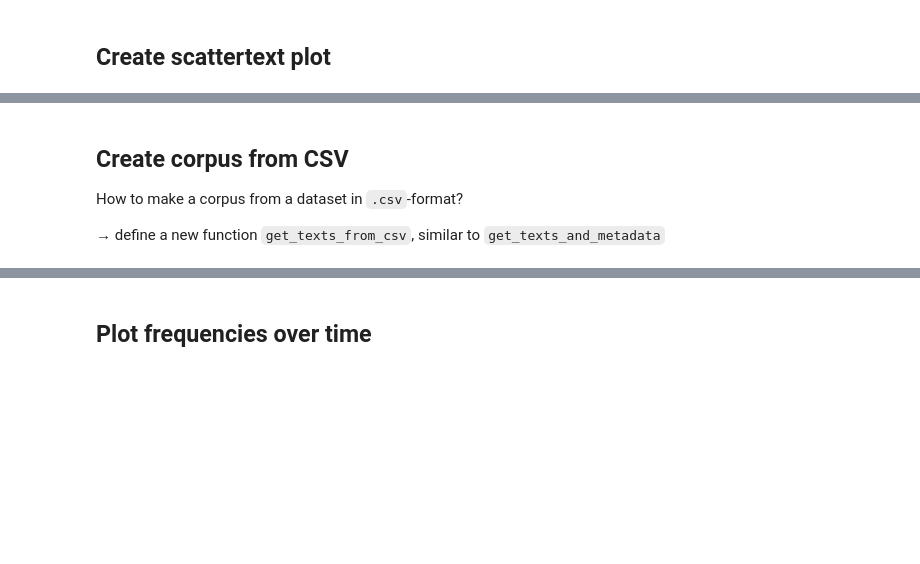
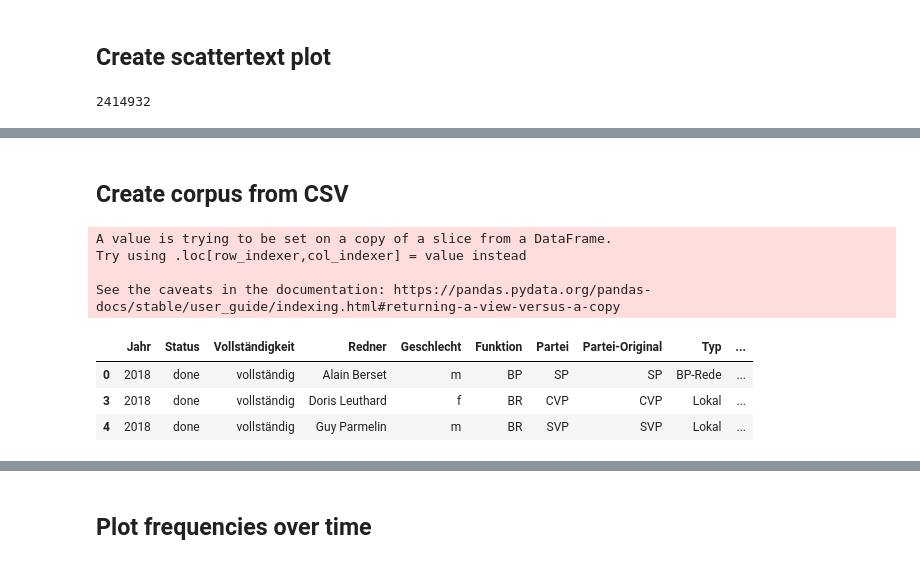
Before and after one commit to aflueckiger/KED2025, a Jupyter notebook: ked/materials/code/ked2024_10.ipynb, the cells around one changed output, grey strips where cells are left out. Saved outputs shown, nothing was run; the diff lists cells and outputs as text; code cells hidden in the pictures; blank space fills up the shorter version.

```diff
--- a/ked/materials/code/ked2024_10.ipynb
+++ b/ked/materials/code/ked2024_10.ipynb
@@ -159,0 +186,13 @@ corpus = textacy.Corpus(de, data=texts_and_metadata)
+# %%
+# get a dataframe containing all documents incl. metadata
+dir_texts = "../data/swiss_party_programmes/txt/sp_programmes/"
+df = create_dataframe(dir_texts)
+
+# load German language model
+nlp = spacy.load("de_core_news_sm")
+
+# process documents efficiently (batch-wise)
+df["doc"] = list(nlp.pipe(df["text"]))
+
+# process documents one-by-one
+# df["doc"] = df["text"].apply(lambda text: nlp(text))
@@ -327,7 +444,7 @@ de_stopwords = de_stopwords.union(custom_stopwords) # extend with custom stop wo
 corpus_speeches = st.CorpusFromPandas(df_sub, # dataset
                              category_col='Partei', # index differences by ...
                              text_col='Text',
-                             nlp=de, # German model
+                             nlp=nlp, # German model
                              feats_from_spacy_doc=st.FeatsFromSpacyDoc(tag_types_to_censor=censor_tags, use_lemmas=True),
                              ).build().get_stoplisted_unigram_corpus(de_stopwords)
 # produce visualization (interactive html)
@@ -344,13 +461,9 @@ html = st.produce_scattertext_explorer(corpus_speeches,
 # write visualization to html file
 fname = "../analysis/viz_party_differences.html"
 open(fname, 'wb').write(html.encode('utf-8'))
+# %% [output]
+2414932
 # %% [markdown]
 # Plot term frequencies over time
 
 ![Example](../analysis/rel_term_frq_nation.png)
-# %% [markdown]
-## Create corpus from CSV
-
-How to make a corpus from a dataset in `.csv`-format?
-
-&rarr; define a new function `get_texts_from_csv`, similar to `get_texts_and_metadata`
@@ -387,2 +470,17 @@ corpus_speeches = textacy.Corpus(de, data=texts)
+# %% [markdown]
+## Create corpus from CSV
+# %%
+# process documents efficiently (batch-wise)
+df_sub["doc"] = list(nlp.pipe(df_sub["Text"]))
+df_sub.head(3)
+# %% [output]
+A value is trying to be set on a copy of a slice from a DataFrame.
+Try using .loc[row_indexer,col_indexer] = value instead
+
+See the caveats in the documentation: https://pandas.pydata.org/pandas-docs/stable/user_guide/indexing.html#returning-a-view-versus-a-copy
+|  | Jahr | Status | Vollständigkeit | Redner | Geschlecht | Funktion | Partei | Partei-Original | Typ | ... |
+| 0 | 2018 | done | vollständig | Alain Berset | m | BP | SP | SP | BP-Rede | ... |
+| 3 | 2018 | done | vollständig | Doris Leuthard | f | BR | CVP | CVP | Lokal | ... |
+| 4 | 2018 | done | vollständig | Guy Parmelin | m | BR | SVP | SVP | Lokal | ... |
 # %% [markdown]
 ## Create a group-term matrix
```
Also changed, not shown: parts of 43 cells of this notebook.
